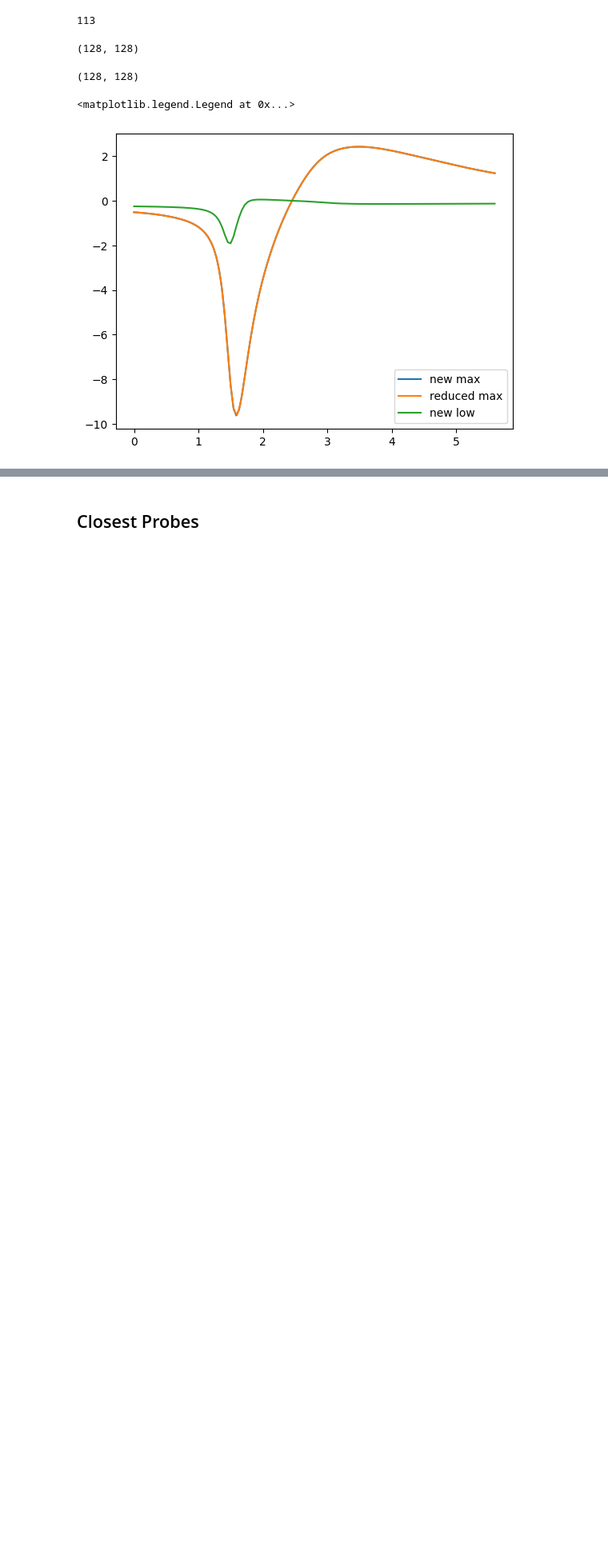
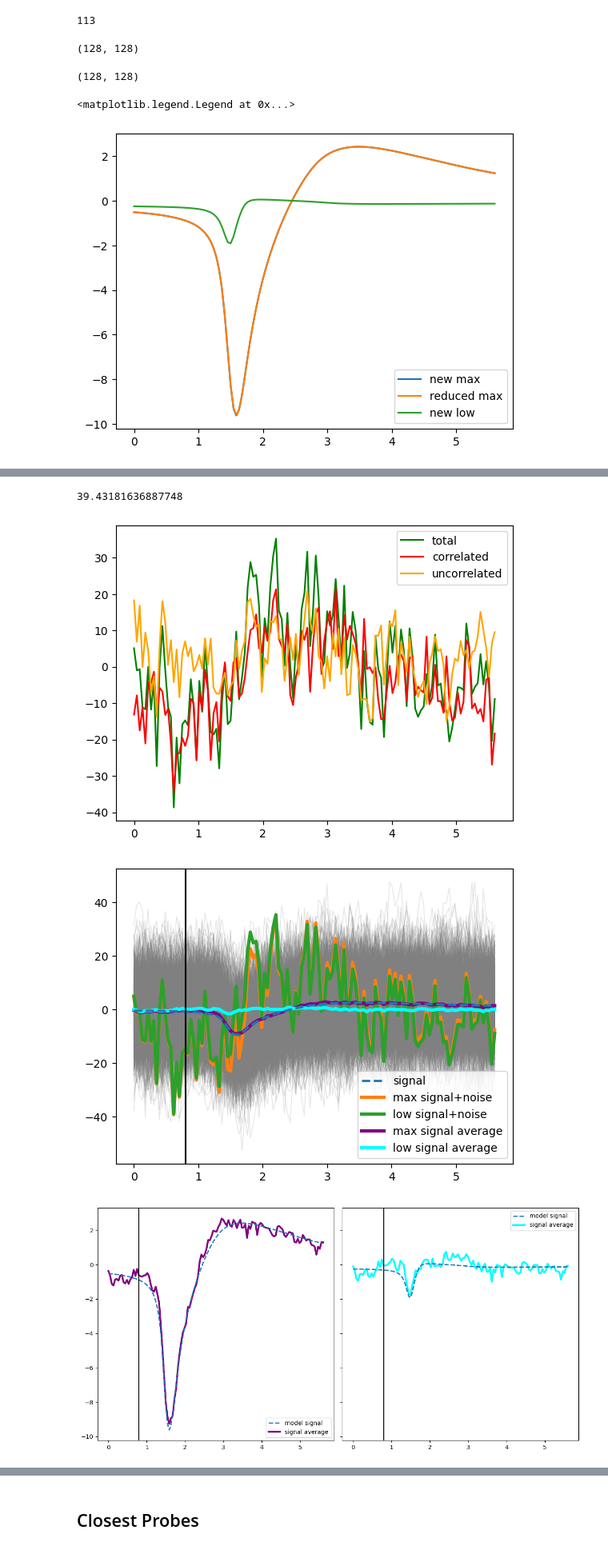
Before and after one commit to kedoxey/PyramidalCellSimulations, a Jupyter notebook: notebooks/figures/plot_linear_probes.ipynb, the cells around one changed output, grey strips where cells are left out. Shown at 80% size. Drawn from its saved outputs; the diff is of its cells as text; code cells hidden in the pictures; blank space fills up the shorter version.

```diff
--- a/notebooks/figures/plot_linear_probes.ipynb
+++ b/notebooks/figures/plot_linear_probes.ipynb
@@ -511,0 +539,77 @@ plt.legend(loc='lower right')
+# %%
+scaling_factor = 10 # 15, 25
+noise_generator = cn.powerlaw_psd_gaussian
+p1 = 1
+p2 = len(new_time)
+args = [p1,p2]
+
+corr_noise_signal = scaling_factor*noise_generator(*args)
+uncorr_noise_signal = scaling_factor*noise_generator(*args)
+noise_signal = corr_noise_signal + uncorr_noise_signal
+
+plt.figure()
+plt.plot(new_time,noise_signal,'g',label='total')
+plt.plot(new_time,corr_noise_signal,'r',label='correlated')
+plt.plot(new_time,uncorr_noise_signal,'orange',label='uncorrelated')
+plt.legend()
+
+synth_max_ve = np.add(new_max_ve,noise_signal)
+synth_low_ve = np.add(new_low_ve,noise_signal)
+
+plt.figure()
+
+# Spike-triggered average
+# create 100 spikes recorded at the same distance and check average
+synth_max_signals = []
+synth_low_signals = []
+noise_signals = []
+for i in range(1000):
+
+    noise_signal = scaling_factor*noise_generator(*args)
+
+    noise_signals.append(noise_signal)
+
+    max_signal = np.add(new_max_ve,noise_signal)
+    synth_max_signals.append(list(max_signal))
+
+    low_signal = np.add(new_low_ve,noise_signal)
+    synth_low_signals.append(list(low_signal))
+
+    plt.plot(new_time,max_signal,alpha=0.2,linewidth=0.75,color='gray',zorder=0)
+
+mean_max_signal = np.mean(np.array(synth_max_signals),axis=0)
+mean_low_signal = np.mean(np.array(synth_low_signals),axis=0)
+
+
+plt.plot(new_time,new_max_ve,linestyle='--',linewidth=2,label='signal')
+plt.plot(new_time,synth_max_ve,linewidth=3,label='max signal+noise',zorder=0)
+plt.plot(new_time,synth_low_ve,linewidth=3,label='low signal+noise',zorder=0)
+
+plt.plot(new_time,mean_max_signal,color='purple',linewidth=3,label='max signal average',zorder=0)
+plt.plot(new_time,mean_low_signal,color='cyan',linewidth=3,label='low signal average',zorder=0)
+
+print(np.max(noise_signal)-np.min(noise_signal))
+
+plt.axvline(0.8,color='k')
+plt.legend()
+
+
+# amplitude normalized to see noise
+fig, axs = plt.subplots(1,2,sharey=True,figsize=(12,6))
+axs[0].plot(new_time,new_max_ve,linestyle='--',linewidth=2,label='model signal')
+axs[0].plot(new_time,mean_max_signal,color='purple',linewidth=3,label='signal average',zorder=0)
+axs[0].legend()
+
+axs[1].plot(new_time,new_low_ve,linestyle='--',linewidth=2,label='model signal')
+axs[1].plot(new_time,mean_low_signal,color='cyan',linewidth=3,label='signal average',zorder=0)
+axs[1].legend()
+
+for i in range(2):
+    axs[i].axvline(0.8,color='k')
+
+plt.tight_layout();
+# %% [output]
+39.43181636887748
+[figure, added]
+[figure, added]
+[figure, added]
```
Also changed, not shown: parts of 15 cells of this notebook.
